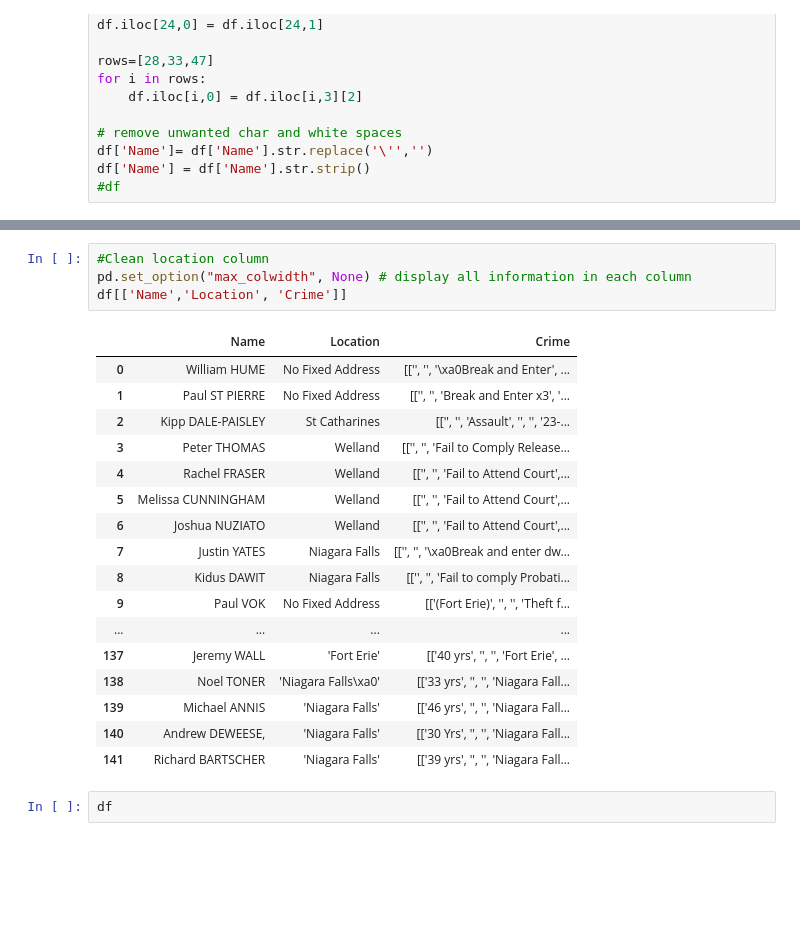
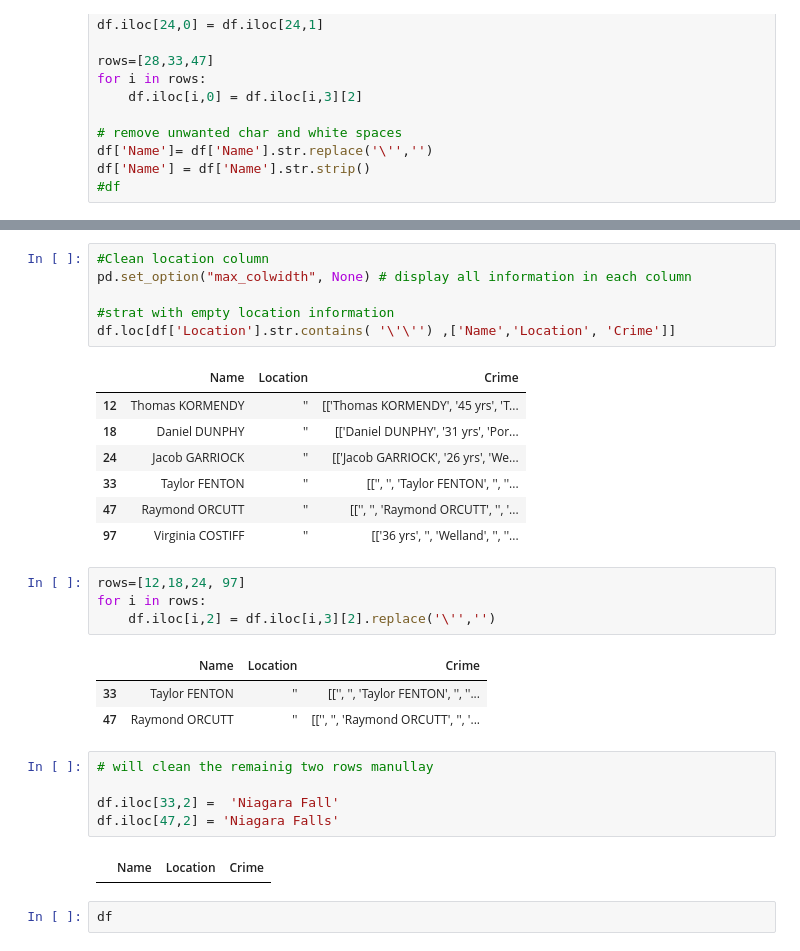
Before and after one commit to withabubaker/Niagara-MostWanted-WebScraping-Tableau, a Jupyter notebook: dataCleaning.ipynb, the cells around one changed output, grey strips where cells are left out. Saved outputs shown, nothing was run; the diff lists cells and outputs as text; blank space fills up the shorter version.

Commit message:
cleaned location with empty values

```diff
--- a/dataCleaning.ipynb
+++ b/dataCleaning.ipynb
@@ -182,25 +182,32 @@ df
 # %%
 #Clean location column
 pd.set_option("max_colwidth", None) # display all information in each column
-df[['Name','Location', 'Crime']]
+
+#strat with empty location information
+df.loc[df['Location'].str.contains( '\'\'') ,['Name','Location', 'Crime']]
 # %% [output]
 |  | Name | Location | Crime |
-| 0 | William HUME | No Fixed Address | [['', '', '\xa0Break and Enter', ... |
-| 1 | Paul ST PIERRE | No Fixed Address | [['', '', 'Break and Enter x3', '... |
-| 2 | Kipp DALE-PAISLEY | St Catharines | [['', '', 'Assault', '', '', '23-... |
-| 3 | Peter THOMAS | Welland | [['', '', 'Fail to Comply Release... |
-| 4 | Rachel FRASER | Welland | [['', '', 'Fail to Attend Court',... |
-| 5 | Melissa CUNNINGHAM | Welland | [['', '', 'Fail to Attend Court',... |
-| 6 | Joshua NUZIATO | Welland | [['', '', 'Fail to Attend Court',... |
-| 7 | Justin YATES | Niagara Falls | [['', '', '\xa0Break and enter dw... |
-| 8 | Kidus DAWIT | Niagara Falls | [['', '', 'Fail to comply Probati... |
-| 9 | Paul VOK | No Fixed Address | [['(Fort Erie)', '', '', 'Theft f... |
-| ... | ... | ... | ... |
-| 137 | Jeremy WALL | 'Fort Erie' | [['40 yrs', '', '', 'Fort Erie', ... |
-| 138 | Noel TONER | 'Niagara Falls\xa0' | [['33 yrs', '', '', 'Niagara Fall... |
-| 139 | Michael ANNIS | 'Niagara Falls' | [['46 yrs', '', '', 'Niagara Fall... |
-| 140 | Andrew DEWEESE, | 'Niagara Falls' | [['30 Yrs', '', '', 'Niagara Fall... |
-| 141 | Richard BARTSCHER | 'Niagara Falls' | [['39 yrs', '', '', 'Niagara Fall... |
+| 12 | Thomas KORMENDY | '' | [['Thomas KORMENDY', '45 yrs', 'T... |
+| 18 | Daniel DUNPHY | '' | [['Daniel DUNPHY', '31 yrs', 'Por... |
+| 24 | Jacob GARRIOCK | '' | [['Jacob GARRIOCK', '26 yrs', 'We... |
+| 33 | Taylor FENTON | '' | [['', '', 'Taylor FENTON', '', ''... |
+| 47 | Raymond ORCUTT | '' | [['', '', 'Raymond ORCUTT', '', '... |
+| 97 | Virginia COSTIFF | '' | [['36 yrs', '', 'Welland', '', ''... |
+# %%
+rows=[12,18,24, 97]
+for i in rows:
+    df.iloc[i,2] = df.iloc[i,3][2].replace('\'','')
+# %% [output]
+|  | Name | Location | Crime |
+| 33 | Taylor FENTON | '' | [['', '', 'Taylor FENTON', '', ''... |
+| 47 | Raymond ORCUTT | '' | [['', '', 'Raymond ORCUTT', '', '... |
+# %%
+# will clean the remainig two rows manullay
+
+df.iloc[33,2] =  'Niagara Fall'
+df.iloc[47,2] = 'Niagara Falls'
+# %% [output]
+|  | Name | Location | Crime |
 # %%
 df
 # %% [output]
```
